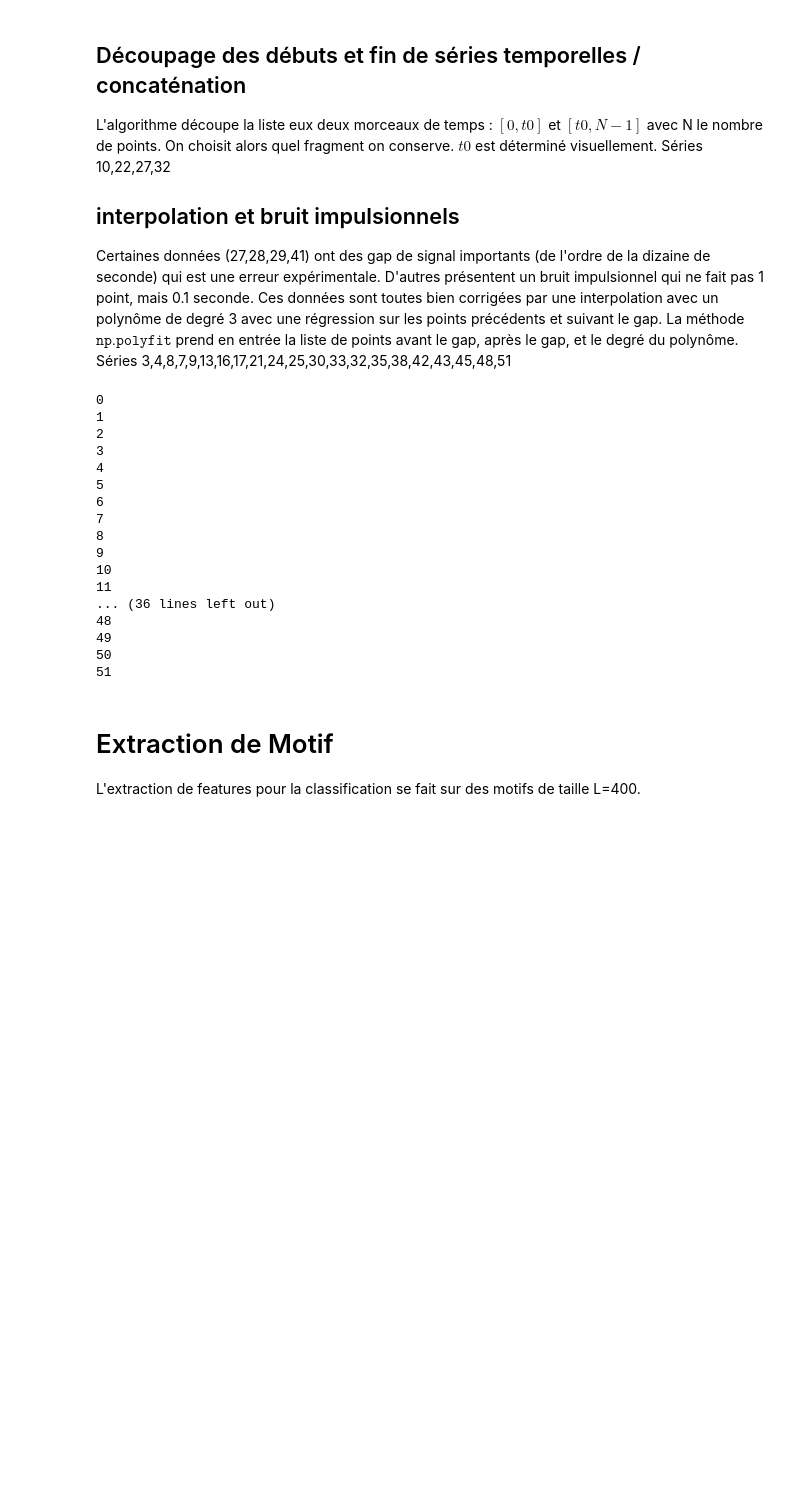
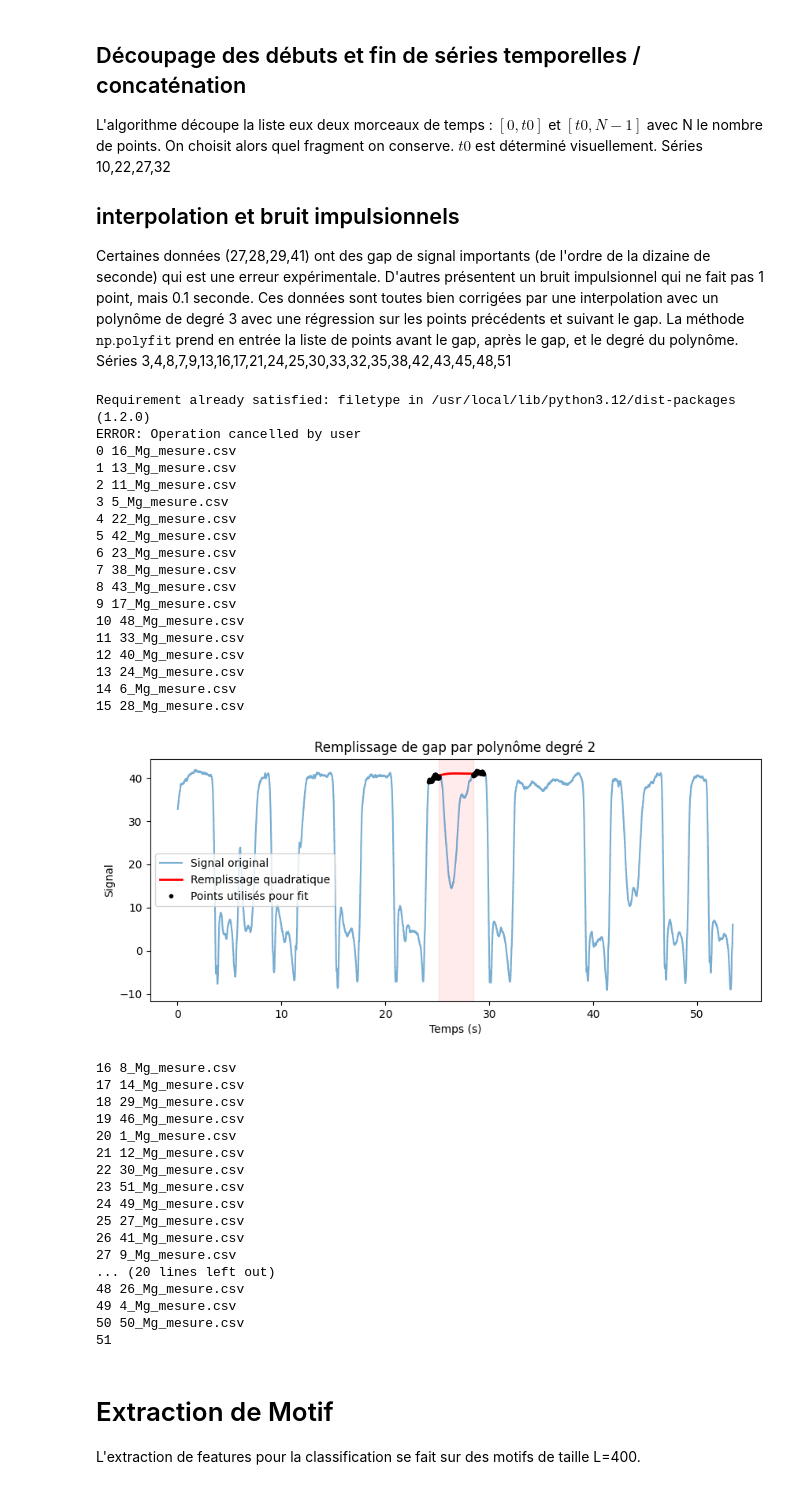
Before and after one commit to Chromathematics/Projet_Signal_ARIA_2025, a Jupyter notebook: ProjetSignal.ipynb, the cells around one changed output. Cells and saved outputs as stored; diff of their text form; code cells hidden in the pictures; blank space fills up the shorter version.

```diff
--- a/ProjetSignal.ipynb
+++ b/ProjetSignal.ipynb
@@ -66,6 +72,8 @@ Séries 10,22,27,32
 Certaines données (27,28,29,41) ont des gap de signal importants (de l'ordre de la dizaine de seconde) qui est une erreur expérimentale. D'autres présentent un bruit impulsionnel qui ne fait pas 1 point, mais 0.1 seconde. Ces données sont toutes bien corrigées par une interpolation avec un polynôme de degré 3 avec une régression sur les points précédents et suivant le gap. La méthode $\texttt{np.polyfit}$ prend en entrée la liste de points avant le gap, après le gap, et le degré du polynôme. \
 Séries 3,4,8,7,9,13,16,17,21,24,25,30,33,32,35,38,42,43,45,48,51
 # %%
+!pip install filetype
+!pip install sporco
 import numpy as np
 from matplotlib import pyplot as plt
 from scipy import signal
@@ -202,8 +210,8 @@ def fill_gap_with_quadratic(t, x, gap_start, gap_end, Fs,
 Liste3=[]
 N=len(Liste2)
 for i in range(N):
-    print(i)
     name = Liste2['name'].iloc[i]
+    print(i,name)
     x_fill=Liste2['x'].iloc[i]
     t=Liste2['t'].iloc[i]
     _,Fs=SAMPLINGarray(t)
@@ -226,35 +234,35 @@ for i in range(N):
     if name=='28_Mg_mesure.csv':
         gap_start=25.17#s
         gap_end=28.43 #s
-        x_fill,p,_,_=fill_gap_with_quadratic(t, x_fill, gap_start, gap_end, Fs_local,
+        x_fill,p,_,_=fill_gap_with_quadratic(t, x_fill, gap_start, gap_end, Fs,
                             left_duration=1.0, right_duration=1.0,
                             method='lsq', min_points_each_side=3, plot=True)
     if name=='27_Mg_mesure.csv':
         gap_start=39.60#s
         gap_end=41.86 #s
-        x_fill,p,_,_=fill_gap_with_quadratic(t, x_fill, gap_start, gap_end, Fs_local,
+        x_fill,p,_,_=fill_gap_with_quadratic(t, x_fill, gap_start, gap_end, Fs,
                             left_duration=1.0, right_duration=1.0,
                             method='lsq', min_points_each_side=3, plot=False)
     if name=='29_Mg_mesure.csv':
         gap_start=25.0#s
         gap_end=28.6 #s
-        x_fill,p,_,_=fill_gap_with_quadratic(t, x_fill, gap_start, gap_end, Fs_local,
+        x_fill,p,_,_=fill_gap_with_quadratic(t, x_fill, gap_start, gap_end, Fs,
                             left_duration=1.0, right_duration=1.0,
                             method='lsq', min_points_each_side=3, plot=False)
         gap_start=42.3#s
         gap_end=45.9 #s
-        x_fill,p,_,_=fill_gap_with_quadratic(t, x_fill, gap_start, gap_end, Fs_local,
+        x_fill,p,_,_=fill_gap_with_quadratic(t, x_fill, gap_start, gap_end, Fs,
                             left_duration=1.0, right_duration=1.0,
                             method='lsq', min_points_each_side=3, plot=False)
     if name=='41_Mg_mesure.csv':
         gap_start=24.49#s
         gap_end=25.95 #s
-        x_fill,p,_,_=fill_gap_with_quadratic(t, x_fill, gap_start, gap_end, Fs_local,
+        x_fill,p,_,_=fill_gap_with_quadratic(t, x_fill, gap_start, gap_end, Fs,
                             left_duration=1.0, right_duration=1.0,
                             method='lsq', min_points_each_side=3, plot=False)
         gap_start=50.2#s
         gap_end=53.8 #s
-        x_fill,p,_,_=fill_gap_with_quadratic(t, x_fill, gap_start, gap_end, Fs_local,
+        x_fill,p,_,_=fill_gap_with_quadratic(t, x_fill, gap_start, gap_end, Fs,
                             left_duration=1.0, right_duration=1.0,
                             method='lsq', min_points_each_side=3, plot=False)
     if name=='3_Mg_mesure.csv':
@@ -383,51 +391,70 @@ for i in range(N):
             x_fill,p,_,_=fill_gap_with_quadratic(t, x_fill, gap_start, gap_end, Fs,
                             left_duration=0.1, right_duration=0.05,
                             method='lsq', min_points_each_side=3, plot=False)
     if name=='45_Mg_mesure.csv':
         Impuls=[[13.72,13.85],[21.55,21.59],[26.35,26.44]]
         for gap in Impuls:
             gap_start,gap_end=gap[0],gap[1]
             x_fill,p,_,_=fill_gap_with_quadratic(t, x_fill, gap_start, gap_end, Fs,
                             left_duration=0.1, right_duration=0.05,
                             method='lsq', min_points_each_side=3, plot=False)
     if name=='48_Mg_mesure.csv':
         Impuls=[[13.78,14.2],[18.96,19.12],[25.20,25.41]]
         for gap in Impuls:
             gap_start,gap_end=gap[0],gap[1]
             x_fill,p,_,_=fill_gap_with_quadratic(t, x_fill, gap_start, gap_end, Fs,
                             left_duration=0.1, right_duration=0.05,
                             method='lsq', min_points_each_side=3, plot=False)
     if name=='51_Mg_mesure.csv':
         Impuls=[[15.39,15.51]]
         for gap in Impuls:
             gap_start,gap_end=gap[0],gap[1]
             x_fill,p,_,_=fill_gap_with_quadratic(t, x_fill, gap_start, gap_end, Fs,
                             left_duration=0.1, right_duration=0.05,
                             method='lsq', min_points_each_side=3, plot=False)
     fc=1.2#Hz
     y=low_pass_filter(x_fill,fc,Fs)
-    rang+=1
     Liste3.append([name,y,t])
 
 Liste3=pandas.DataFrame(Liste3,columns=['name','x','t'])
+print(len(Liste3))
 # %% [output]
-0
-1
-2
-3
-4
-5
-6
-7
-8
-9
-10
-11
-... (36 lines left out)
-48
-49
-50
-51
+Requirement already satisfied: filetype in /usr/local/lib/python3.12/dist-packages (1.2.0)
+ERROR: Operation cancelled by user
+0 16_Mg_mesure.csv
+1 13_Mg_mesure.csv
+2 11_Mg_mesure.csv
+3 5_Mg_mesure.csv
+4 22_Mg_mesure.csv
+5 42_Mg_mesure.csv
+6 23_Mg_mesure.csv
+7 38_Mg_mesure.csv
+8 43_Mg_mesure.csv
+9 17_Mg_mesure.csv
+10 48_Mg_mesure.csv
+11 33_Mg_mesure.csv
+12 40_Mg_mesure.csv
+13 24_Mg_mesure.csv
+14 6_Mg_mesure.csv
+15 28_Mg_mesure.csv
+[figure, added]
+16 8_Mg_mesure.csv
+17 14_Mg_mesure.csv
+18 29_Mg_mesure.csv
+19 46_Mg_mesure.csv
+20 1_Mg_mesure.csv
+21 12_Mg_mesure.csv
+22 30_Mg_mesure.csv
+23 51_Mg_mesure.csv
+24 49_Mg_mesure.csv
+25 27_Mg_mesure.csv
+26 41_Mg_mesure.csv
+27 9_Mg_mesure.csv
+... (20 lines left out)
+48 26_Mg_mesure.csv
+49 4_Mg_mesure.csv
+50 50_Mg_mesure.csv
+51
 # %% [markdown]
 # Extraction de Motif
 L'extraction de features pour la classification se fait sur des motifs de taille L=400.
```
Also changed, not shown: parts of 2 cells of this notebook.
